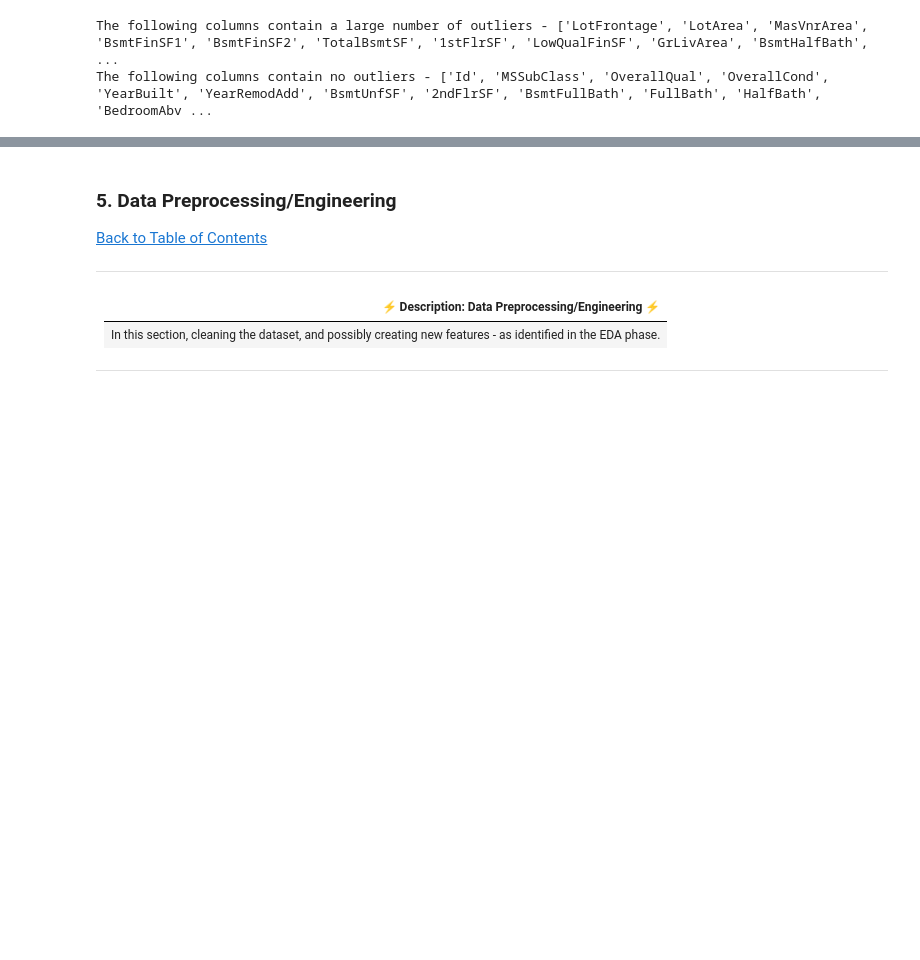
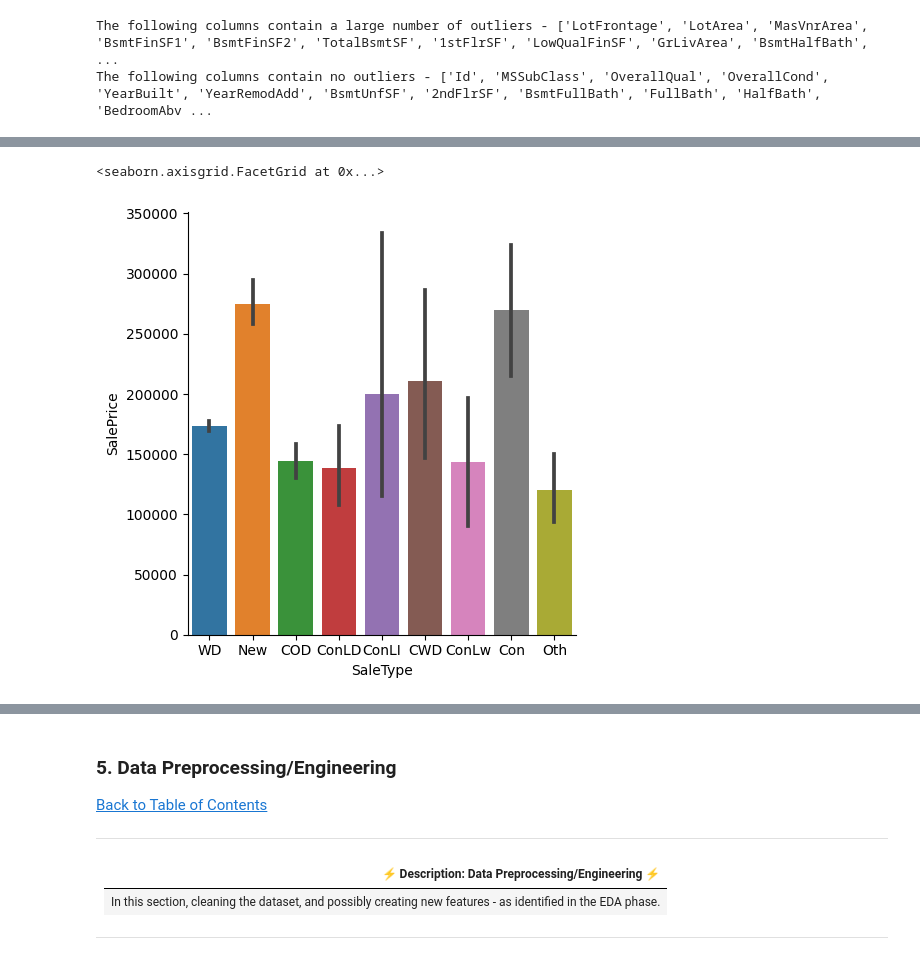
Before and after one commit to Tayor-Doofs/ALL-PROJECTS, a Jupyter notebook: KAGGLE-X/house-prices-advanced-regression-techniques/notebook.ipynb, the cells around one changed output, grey strips where cells are left out. Drawn from its saved outputs; the diff is of its cells as text; code cells hidden in the pictures; blank space fills up the shorter version.

```diff
--- a/KAGGLE-X/house-prices-advanced-regression-techniques/notebook.ipynb
+++ b/KAGGLE-X/house-prices-advanced-regression-techniques/notebook.ipynb
@@ -273,0 +323,5 @@ The following columns contain no outliers - ['Id', 'MSSubClass', 'OverallQual',
+# %%
+sns.catplot(data=df_train, kind='bar', x='SaleType', y='SalePrice')
+# %% [output]
+<seaborn.axisgrid.FacetGrid at 0x...>
+[figure, added]
```
Also changed, not shown: parts of 43 cells of this notebook.
